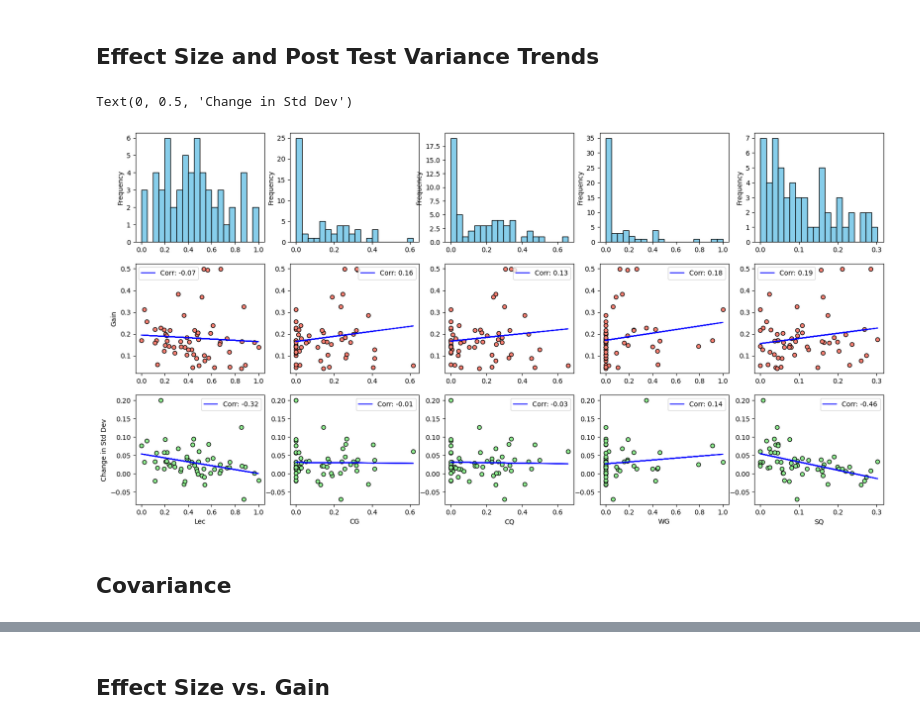
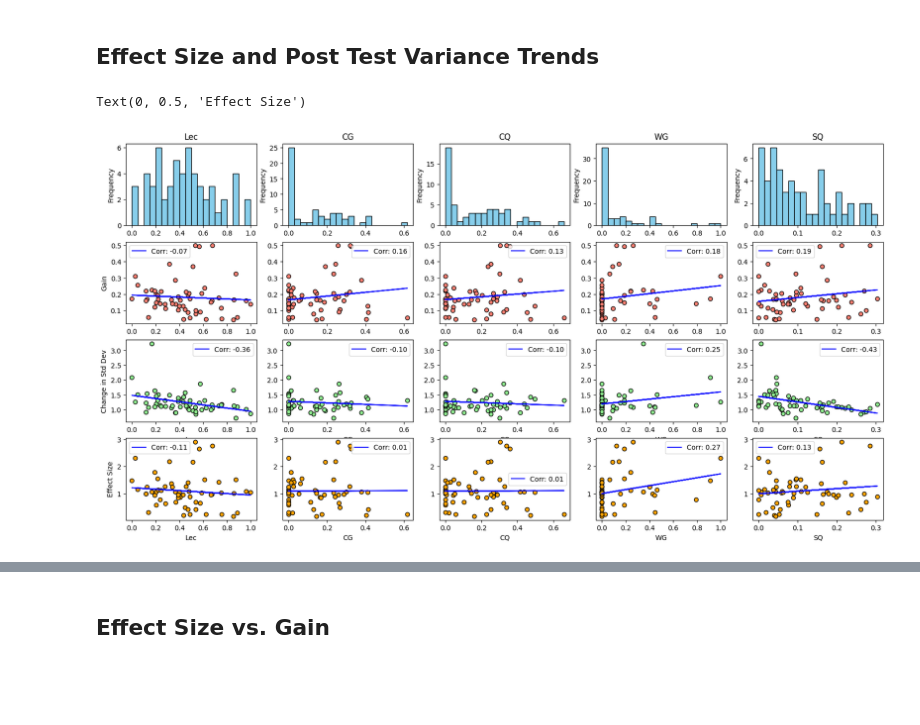
Before and after one commit to oross314/Modeling-Active-Learning-Classrooms, a Jupyter notebook: data_exploration_plots.ipynb, the cells around one changed output, grey strips where cells are left out. Cells and saved outputs as stored; diff of their text form; code cells hidden in the pictures; blank space fills up the shorter version.

```diff
--- a/data_exploration_plots.ipynb
+++ b/data_exploration_plots.ipynb
@@ -11,6 +11,9 @@ n_features = COPUS_data.shape[1]
 post_stds = data['PostStd'].values
 pre_stds = data['PreStd'].values
 std_diffs = post_stds - pre_stds
+#########################
+std_props = post_stds / pre_stds
+##########################
 premeans = data['PreMean'].values
 postmeans = data['PostMean'].values
 gains = postmeans - premeans
@@ -17,30 +43,40 @@ gains = postmeans - premeans
 # %% [markdown]
 ## Effect Size and Post Test Variance Trends
 # %%
-fig, ax = plt.subplots(3, n_features, figsize=(20, 10))
+fig, ax = plt.subplots(4, n_features, figsize=(20, 10))
 for i in range(n_features):
+
+    ax[0, i].set_title(labels[i])
     ax[0, i].hist(COPUS_data[:, i], bins=20, color='skyblue', edgecolor='black')
     ax[0, i].set_ylabel('Frequency')
 
     ax[1, i].scatter(COPUS_data[:, i], gains, color='salmon', edgecolor='black')
     #fit line
     m, b = np.polyfit(COPUS_data[:, i], gains, 1)
     corr = np.corrcoef(COPUS_data[:, i], gains)[0, 1]
     ax[1, i].plot(COPUS_data[:, i], m*COPUS_data[:, i] + b, color='blue', label = f'Corr: {corr:.2f}')
     ax[1, i].legend()
 
-    ax[2, i].scatter(COPUS_data[:, i], std_diffs, color='lightgreen', edgecolor='black')
+    ax[2, i].scatter(COPUS_data[:, i], std_props, color='lightgreen', edgecolor='black')
     ax[2, i].set_xlabel(labels[i])
     #fit line
-    m, b = np.polyfit(COPUS_data[:, i], std_diffs, 1)
-    corr = np.corrcoef(COPUS_data[:, i], std_diffs)[0, 1]
+    m, b = np.polyfit(COPUS_data[:, i], std_props, 1)
+    corr = np.corrcoef(COPUS_data[:, i], std_props)[0, 1]
     ax[2, i].plot(COPUS_data[:, i], m*COPUS_data[:, i] + b, color='blue', label = f'Corr: {corr:.2f}')
     ax[2, i].legend()
 
+
+    ax[3, i].scatter(COPUS_data[:, i], effect_sizes, color='orange', edgecolor='black')
+    ax[3, i].set_xlabel(labels[i])
+    #fit line
+    m, b = np.polyfit(COPUS_data[:, i], effect_sizes, 1)
+    corr = np.corrcoef(COPUS_data[:, i], effect_sizes)[0, 1]
+    ax[3, i].plot(COPUS_data[:, i], m*COPUS_data[:, i] + b, color='blue', label = f'Corr: {corr:.2f}')
+    ax[3, i].legend()
+
 ax[1, 0].set_ylabel('Gain')
 ax[2, 0].set_ylabel('Change in Std Dev')
+ax[3, 0].set_ylabel('Effect Size')
 # %% [output]
-Text(0, 0.5, 'Change in Std Dev')
+Text(0, 0.5, 'Effect Size')
-[figure, old version]
+[figure, new version]
-# %% [markdown]
-## Covariance
```
Also changed, not shown: parts of 5 cells of this notebook, 5 other files.
